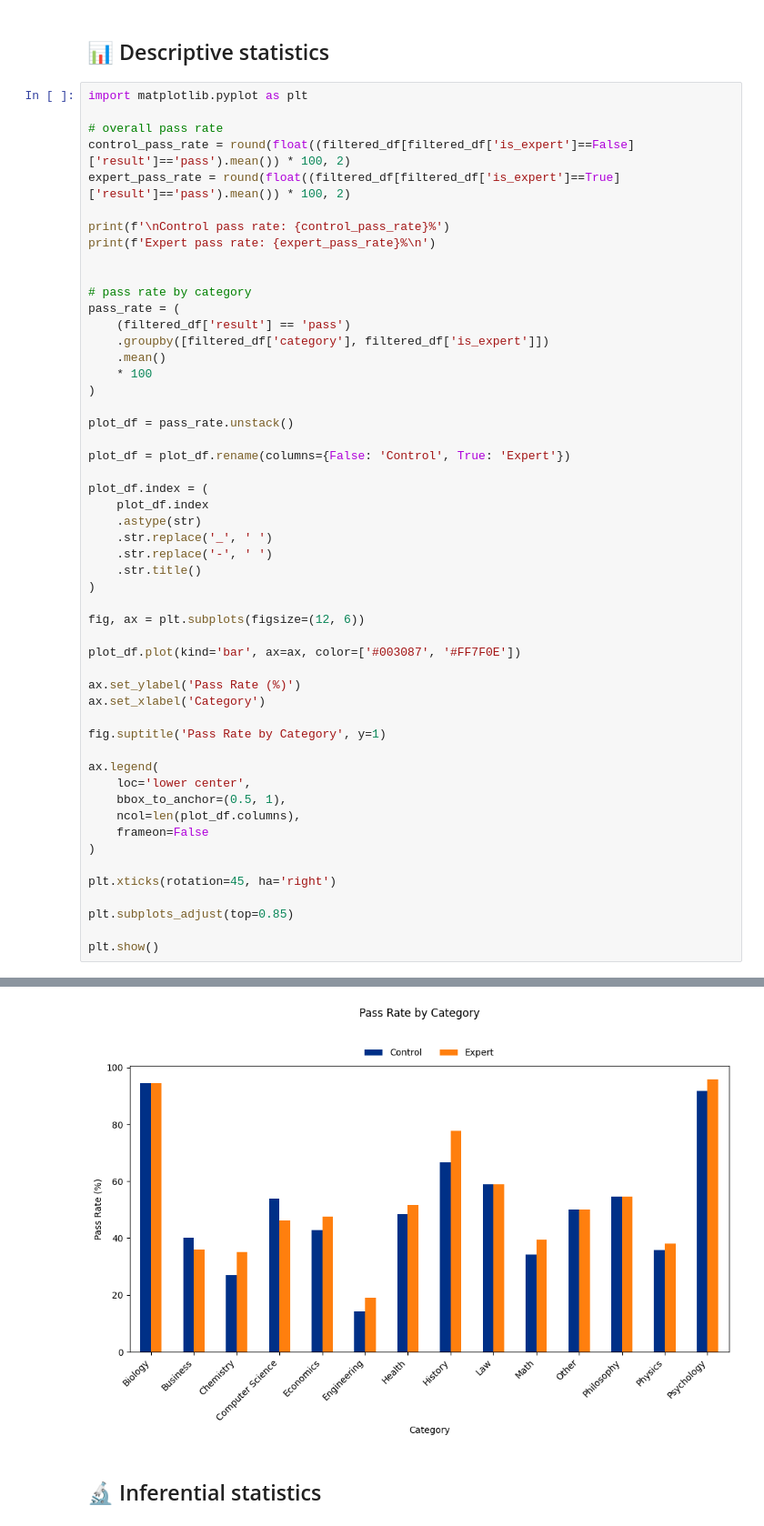
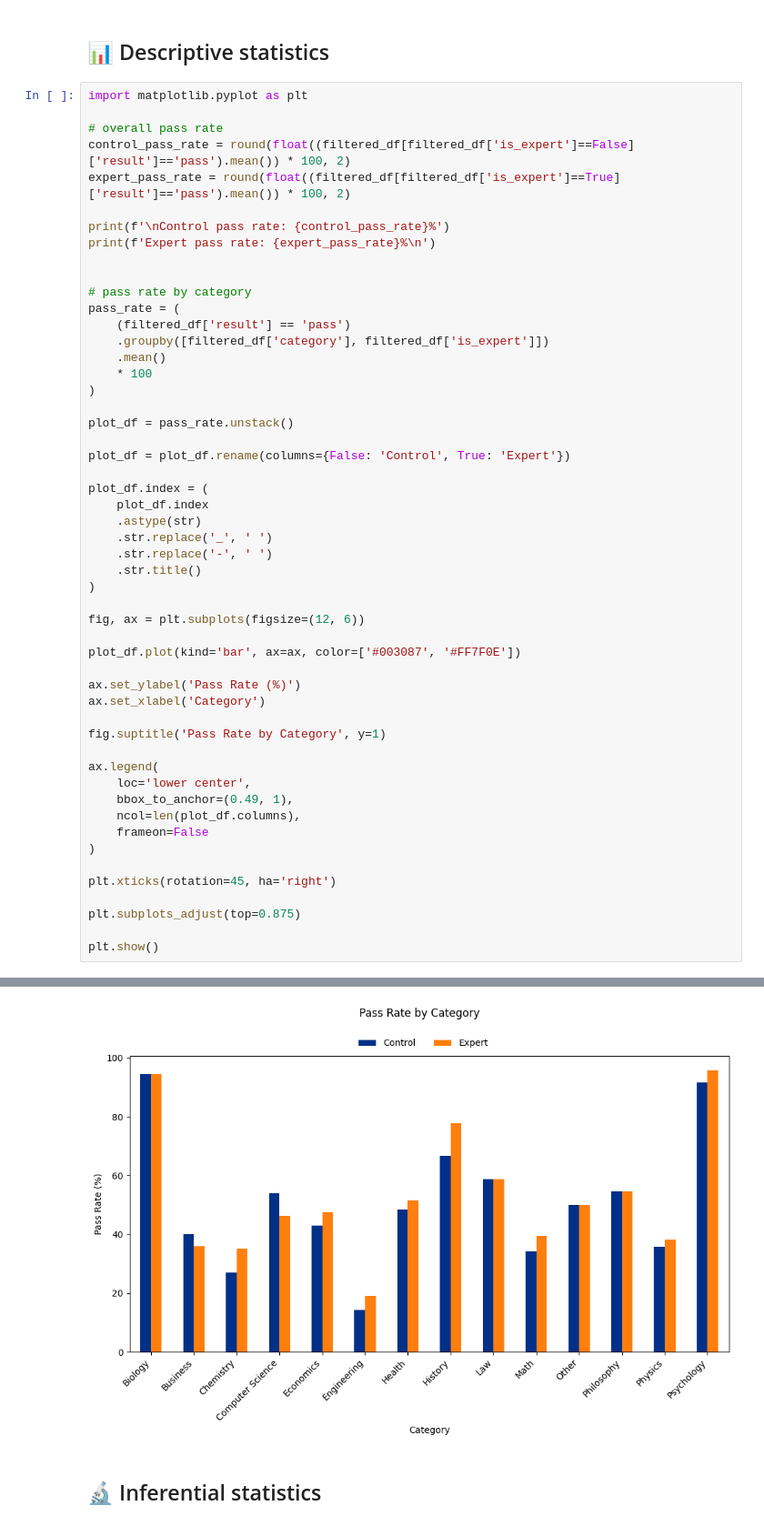
Before and after one commit to jcarterlab/expert-persona-eval, a Jupyter notebook: eval_analysis.ipynb, the cells around one changed output, grey strips where cells are left out. Shown at 91% size. Cells and saved outputs as stored; diff of their text form.

```diff
--- a/eval_analysis.ipynb
+++ b/eval_analysis.ipynb
@@ -80,36 +80,36 @@ plot_df = plot_df.rename(columns={False: 'Control', True: 'Expert'})
 plot_df.index = (
     plot_df.index
     .astype(str)
     .str.replace('_', ' ')
     .str.replace('-', ' ')
     .str.title()
 )
 
 fig, ax = plt.subplots(figsize=(12, 6))
 
 plot_df.plot(kind='bar', ax=ax, color=['#003087', '#FF7F0E'])
 
 ax.set_ylabel('Pass Rate (%)')
 ax.set_xlabel('Category')
 
 fig.suptitle('Pass Rate by Category', y=1)
 
 ax.legend(
     loc='lower center',
-    bbox_to_anchor=(0.5, 1),
+    bbox_to_anchor=(0.49, 1),
     ncol=len(plot_df.columns),
     frameon=False
 )
 
 plt.xticks(rotation=45, ha='right')
 
-plt.subplots_adjust(top=0.85)
+plt.subplots_adjust(top=0.875)
 
 plt.show()
 # %% [output]
 Control pass rate: 47.4%
 Expert pass rate: 50.0%
-[figure, old version]
+[figure, new version]
 # %% [markdown]
 ## 🔬 Inferential statistics
 # %% [markdown]
```
Also changed, not shown: parts of 5 cells of this notebook, 1 other file.
